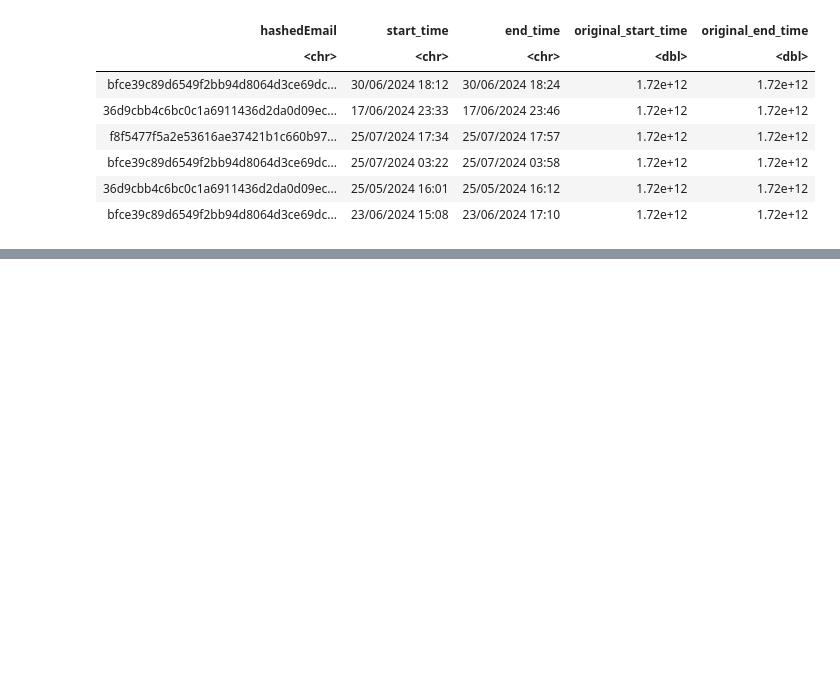
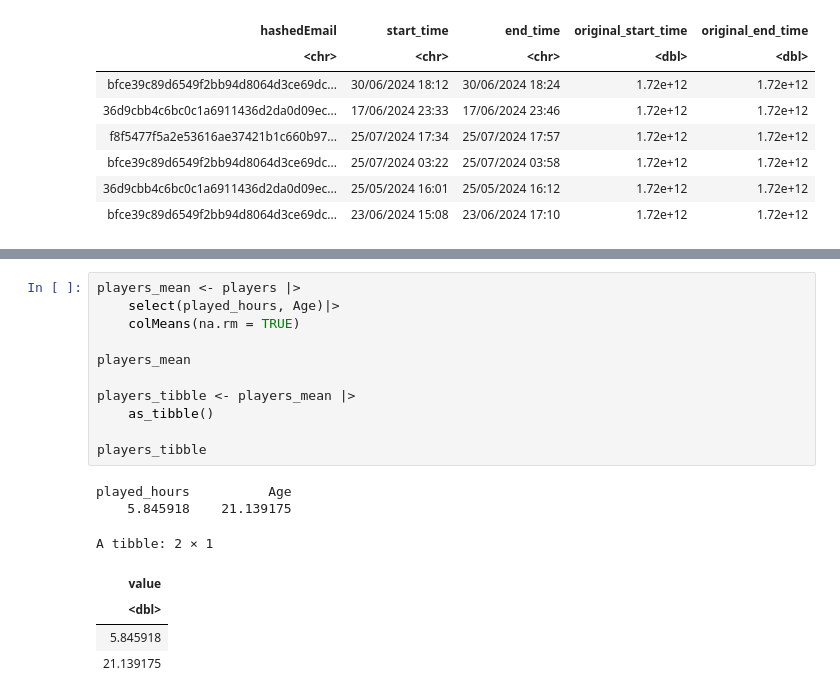
Before and after one commit to tcrock08/project_planning_stage, a Jupyter notebook: true_project_planning.ipynb, the cells around one changed output, grey strips where cells are left out. Drawn from its saved outputs; the diff is of its cells as text; blank space fills up the shorter version.

```diff
--- a/true_project_planning.ipynb
+++ b/true_project_planning.ipynb
@@ -44,0 +86,19 @@ A tibble: 6 × 5
+# %%
+players_mean <- players |>
+    select(played_hours, Age)|>
+    colMeans(na.rm = TRUE)
+
+players_mean
+
+players_tibble <- players_mean |>
+    as_tibble()
+
+players_tibble
+# %% [output]
+played_hours          Age
+    5.845918    21.139175
+A tibble: 2 × 1
+| value |
+| <dbl> |
+| 5.845918 |
+| 21.139175 |
```
Also changed, not shown: parts of 2 cells of this notebook.
